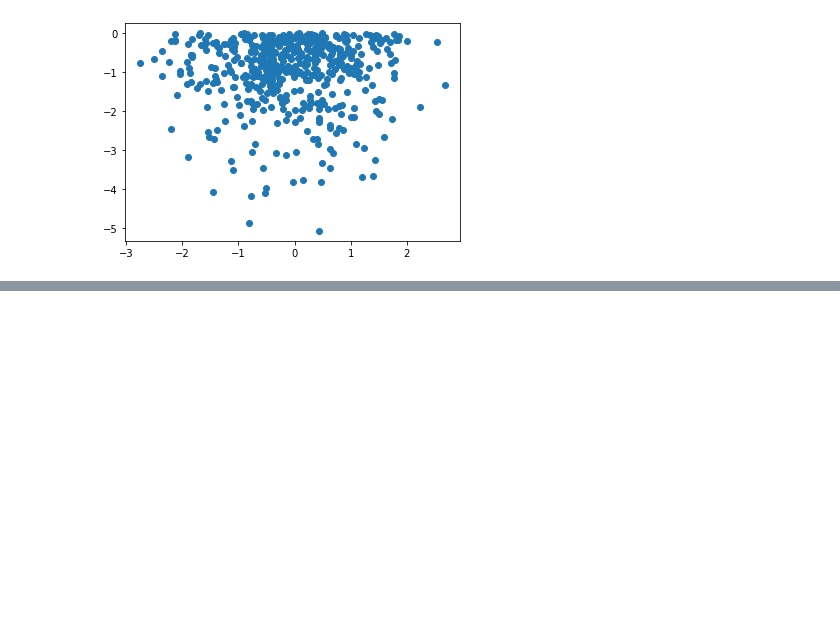
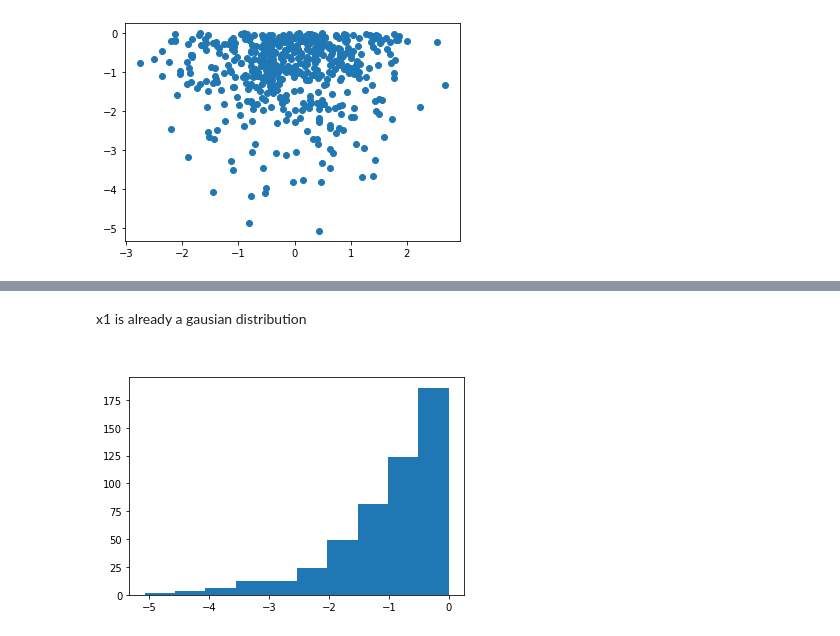
Before and after one commit to Suraj1199/DLfromScratch, a Jupyter notebook: Anamoly_Detection_using_Gaussian_Distribution.ipynb, the cells around one changed output, grey strips where cells are left out. Drawn from its saved outputs; the diff is of its cells as text; code cells hidden in the pictures; blank space fills up the shorter version.

```diff
--- a/Anamoly_Detection_using_Gaussian_Distribution.ipynb
+++ b/Anamoly_Detection_using_Gaussian_Distribution.ipynb
@@ -26,0 +34,6 @@ plt.scatter(x1, x2)
+# %% [markdown]
+x1 is already a gausian distribution <br> <br>
+# %%
+plt.hist(x2);
+# %% [output]
+[figure, added]
```
Also changed, not shown: parts of 6 cells of this notebook.
